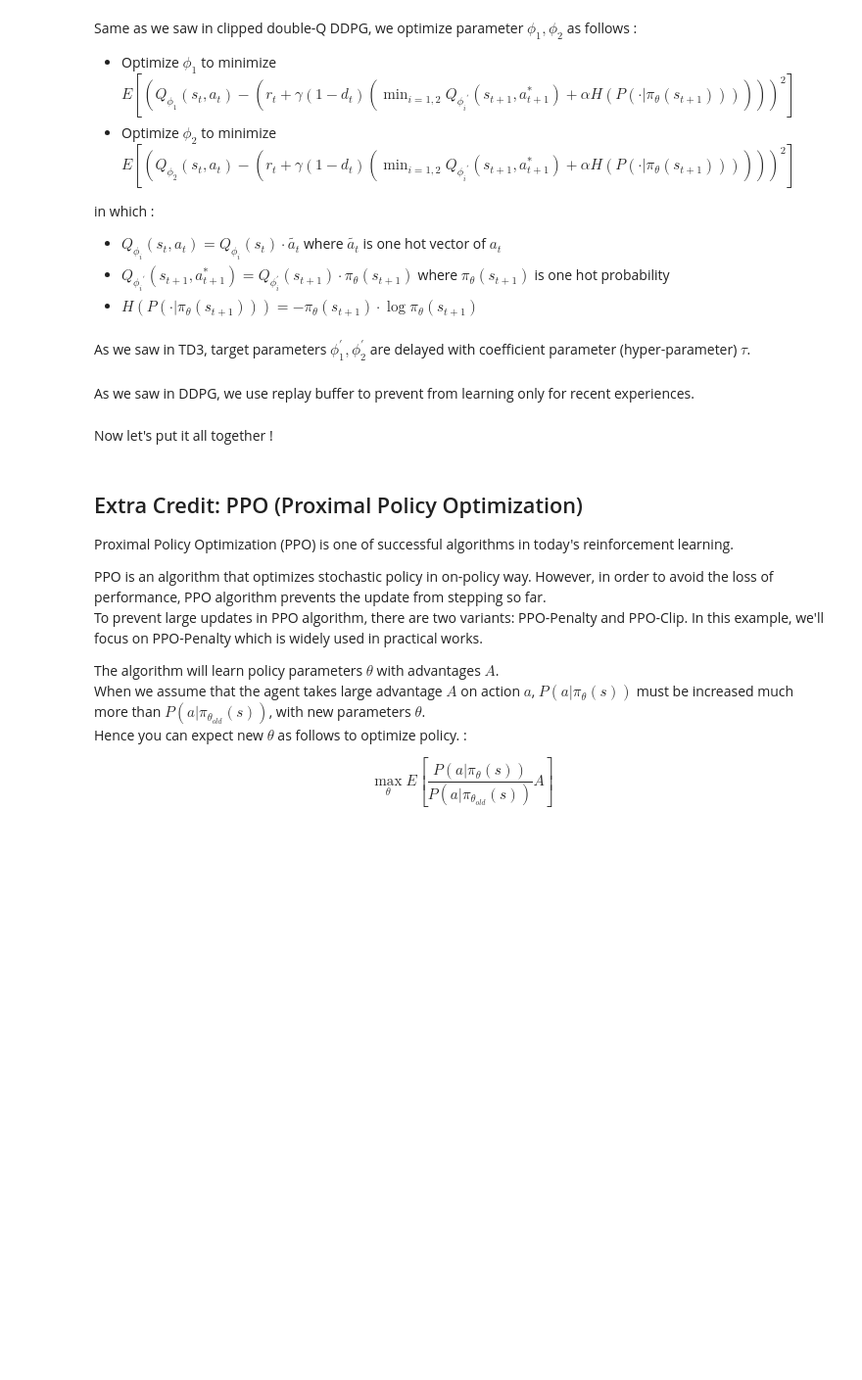
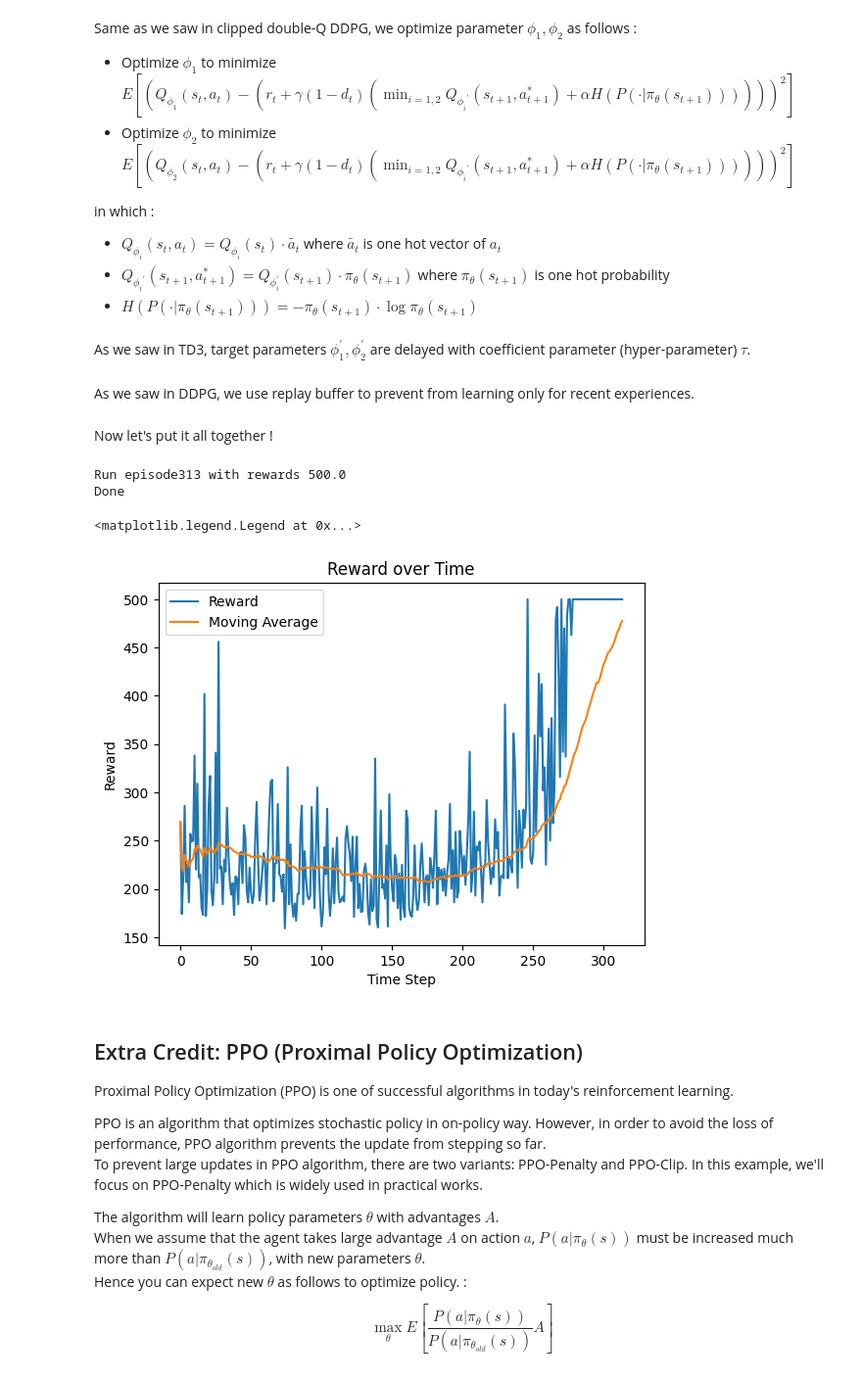
Before and after one commit to dbcometto/cs5180rl, a Jupyter notebook: homework/ex8_26spring.ipynb, the cells around one changed output. Shown at 98% size. Cells and saved outputs as stored; diff of their text form; code cells hidden in the pictures; blank space fills up the shorter version.

```diff
--- a/homework/ex8_26spring.ipynb
+++ b/homework/ex8_26spring.ipynb
@@ -660,6 +727,8 @@ gamma = 0.99
 
 opt_q1 = torch.optim.AdamW(q_origin_model1.parameters(), lr=0.0005)
 opt_q2 = torch.optim.AdamW(q_origin_model2.parameters(), lr=0.0005)
+
+lossfn = torch.nn.MSELoss()
 
 def optimize_phi(states, actions, rewards, next_states, dones):
     #
@@ -684,20 +753,34 @@ def optimize_phi(states, actions, rewards, next_states, dones):
         q2_target = q2_tgt_next.unsqueeze(dim=1) @ dist_next.prob().unsqueeze(dim=2)
         q2_target = q2_target.squeeze(dim=1)
         q_target_min = torch.minimum(q1_target, q2_target)
+
         # alpha * H(P)
         h = dist_next.prob().unsqueeze(dim=1) @ dist_next.logp().unsqueeze(dim=2)
         h = h.squeeze(dim=1)
         h = -alpha * h
+
         # total
-        term2 = rewards + gamma * (1.0 - dones) * (q_target_min + h)
+        criticTarget = rewards + gamma * (1.0 - dones) * (q_target_min + h)
+
+    actions = actions.unsqueeze(1)
 
     # Optimize critic loss for Q-network1
     # #TODO: CODES HERE
-    pass
+    critic1Pred = torch.gather(q_origin_model1(states), 1, actions)
+    critic1Loss = lossfn(critic1Pred, criticTarget)
+
+    opt_q1.zero_grad()
+    critic1Loss.backward()
+    opt_q1.step()
 
     # Optimize critic loss for Q-network2
     # #TODO: CODES HERE
-    pass
+    critic2Pred = torch.gather(q_origin_model2(states), 1, actions)
+    critic2Loss = lossfn(critic2Pred, criticTarget)
+
+    opt_q2.zero_grad()
+    critic2Loss.backward()
+    opt_q2.step()
 # %% [markdown]
 As we saw in TD3, target parameters $\phi_1^{\prime}, \phi_2^{\prime}$ are delayed with coefficient parameter (hyper-parameter) $ \tau $.
 # %%
@@ -740,7 +823,10 @@ Now let's put it all together !
 batch_size = 250
 
 reward_records = []
-for i in range(2000):
+
+num_episodes = 500 # 2000
+
+for i in tqdm.tqdm(range(num_episodes),desc="SAC"):
     # Run episode till done
     s, _ = env.reset()
     done = False
@@ -768,19 +854,30 @@ for i in range(2000):
 
 env.close()
 print("\nDone")
+# %% [output]
+Run episode313 with rewards 500.0
+Done
 # %%
 import matplotlib.pyplot as plt
 # Generate recent 50 interval average
 average_reward = []
 for idx in range(len(reward_records)):
     avg_list = np.empty(shape=(1,), dtype=int)
     if idx < 50:
         avg_list = reward_records[:idx+1]
     else:
         avg_list = reward_records[idx-49:idx+1]
     average_reward.append(np.average(avg_list))
-plt.plot(reward_records)
-plt.plot(average_reward)
+plt.plot(reward_records,label="Reward")
+plt.plot(average_reward,label="Moving Average")
+
+plt.title("Reward over Time")
+plt.xlabel("Time Step")
+plt.ylabel("Reward")
+plt.legend()
+# %% [output]
+<matplotlib.legend.Legend at 0x...>
+[figure, added]
 # %% [markdown]
 ## Extra Credit: PPO (Proximal Policy Optimization)
 
```
Also changed, not shown: parts of 10 cells of this notebook.
